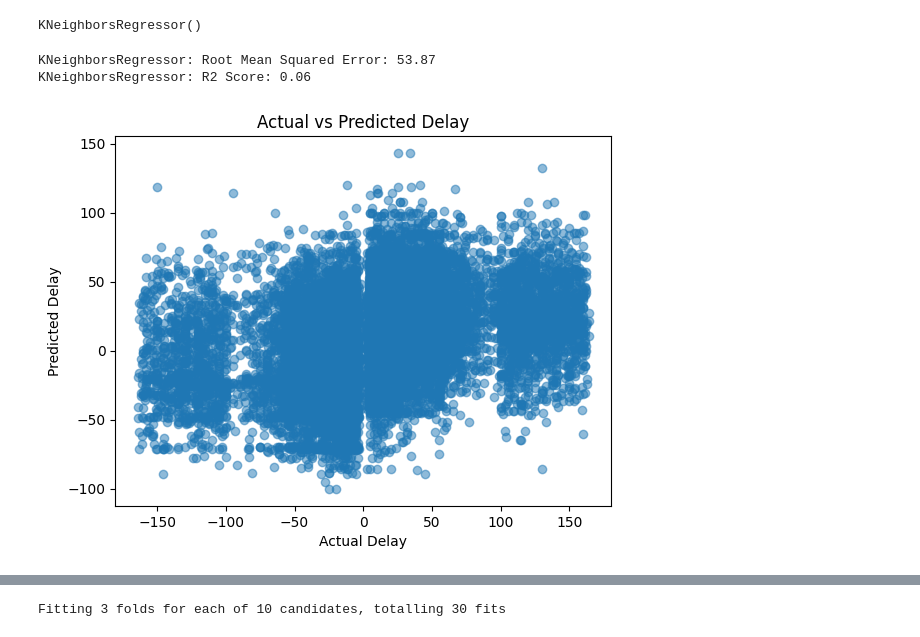
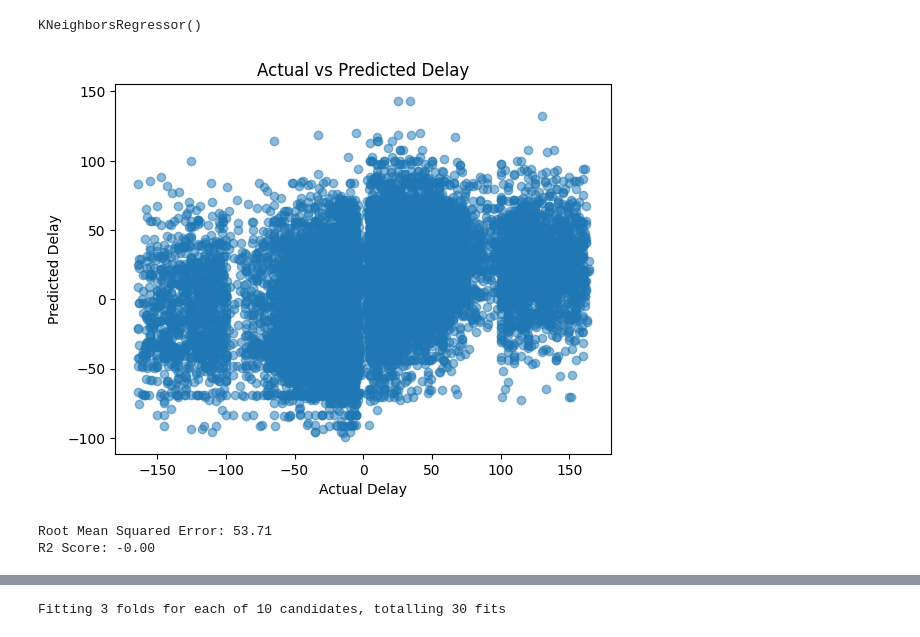
Before and after one commit to marcok10/ds-ml-project, a Jupyter notebook: EDA-flight.ipynb, the cells around one changed output, grey strips where cells are left out. Saved outputs shown, nothing was run; the diff lists cells and outputs as text; code cells hidden in the pictures.

```diff
--- a/EDA-flight.ipynb
+++ b/EDA-flight.ipynb
@@ -334,15 +330,23 @@ knn_model.fit(X_train_pos_neg, y_train_pos_neg)
 KNeighborsRegressor()
 # %%
 y_pos_neg_pred = knn_model.predict(X_test_pos_neg)
-# %%
-# Print model scores
-model_score(knn_model, y_test_pos_neg, y_pos_neg_pred)
-# Visualize predictions vs actual
-plot_actual_Vs_predicted(y_test_pos_neg, y_pos_neg_pred)
-# %% [output]
-KNeighborsRegressor: Root Mean Squared Error: 53.87
-KNeighborsRegressor: R2 Score: 0.06
-[figure, removed]
+# %%
+# Visualize predictions vs actual
+plt.scatter(y_test_pos_neg, y_pos_neg_pred, alpha=0.5)
+plt.xlabel('Actual Delay')
+plt.ylabel('Predicted Delay')
+plt.title('Actual vs Predicted Delay')
+plt.show()
+
+# Print model scores
+import numpy as np
+rmse = np.sqrt(mean_squared_error(y_test_pos_neg, y_pos_neg_pred))
+print(f"Root Mean Squared Error: {rmse:.2f}")
+print(f"R2 Score: {r2:.2f}")
+# %% [output]
+[figure, added]
+Root Mean Squared Error: 53.71
+R2 Score: -0.00
 # %%
 from sklearn.model_selection import GridSearchCV
 from sklearn.neighbors import KNeighborsRegressor
```
Also changed, not shown: parts of 29 cells of this notebook, 45 other files.
